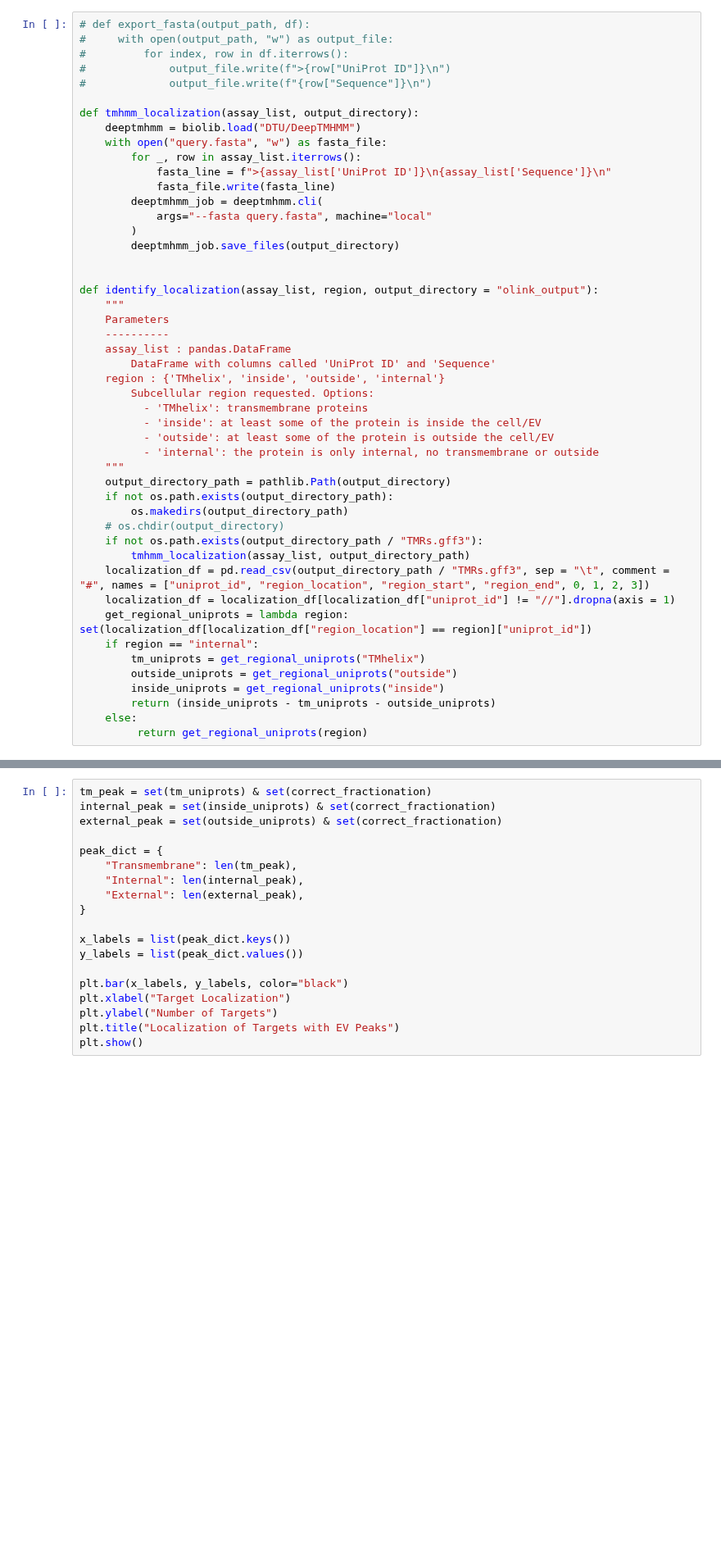
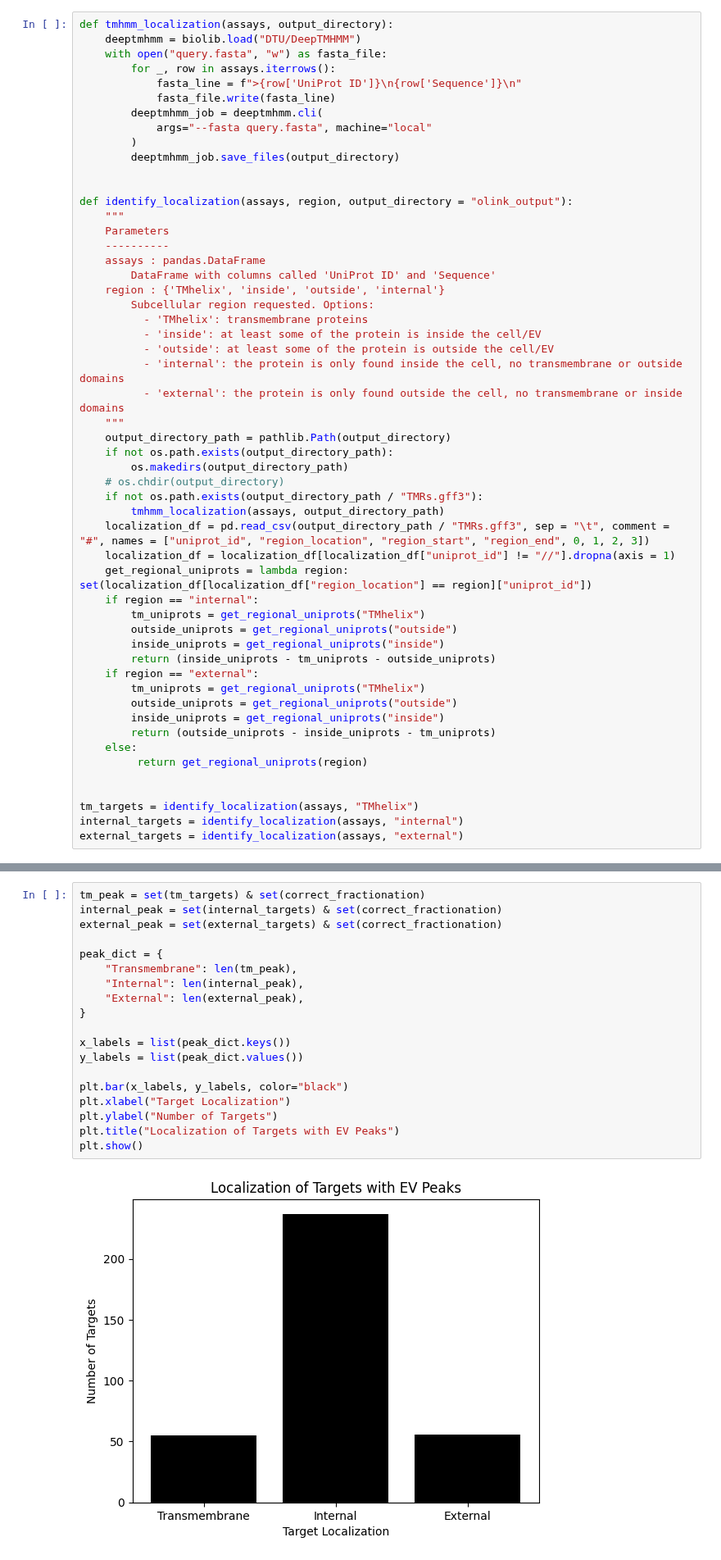
Before and after one commit to Walt-Lab/bdev_mass_spec, a Jupyter notebook: 10_analysis.ipynb, the cells around one changed output, grey strips where cells are left out. Shown at 82% size. Saved outputs shown, nothing was run; the diff lists cells and outputs as text; blank space fills up the shorter version.

Commit message:
cell-type specificity funciton

```diff
--- a/10_analysis.ipynb
+++ b/10_analysis.ipynb
@@ -151,15 +70,9 @@ inside_uniprots = inside_uniprots - tm_uniprots - outside_uniprots
 # %%
-# def export_fasta(output_path, df):
-#     with open(output_path, "w") as output_file:
-#         for index, row in df.iterrows():
-#             output_file.write(f">{row["UniProt ID"]}\n")
-#             output_file.write(f"{row["Sequence"]}\n")
-
-def tmhmm_localization(assay_list, output_directory):
+def tmhmm_localization(assays, output_directory):
     deeptmhmm = biolib.load("DTU/DeepTMHMM")
     with open("query.fasta", "w") as fasta_file:
-        for _, row in assay_list.iterrows():
-            fasta_line = f">{assay_list['UniProt ID']}\n{assay_list['Sequence']}\n"
+        for _, row in assays.iterrows():
+            fasta_line = f">{row['UniProt ID']}\n{row['Sequence']}\n"
             fasta_file.write(fasta_line)
         deeptmhmm_job = deeptmhmm.cli(
             args="--fasta query.fasta", machine="local"
@@ -167,25 +80,26 @@ def tmhmm_localization(assay_list, output_directory):
         deeptmhmm_job.save_files(output_directory)
 
 
-def identify_localization(assay_list, region, output_directory = "olink_output"):
+def identify_localization(assays, region, output_directory = "olink_output"):
     """
     Parameters
     ----------
-    assay_list : pandas.DataFrame
+    assays : pandas.DataFrame
         DataFrame with columns called 'UniProt ID' and 'Sequence'
     region : {'TMhelix', 'inside', 'outside', 'internal'}
         Subcellular region requested. Options:
           - 'TMhelix': transmembrane proteins
           - 'inside': at least some of the protein is inside the cell/EV
           - 'outside': at least some of the protein is outside the cell/EV
-          - 'internal': the protein is only internal, no transmembrane or outside
+          - 'internal': the protein is only found inside the cell, no transmembrane or outside domains
+          - 'external': the protein is only found outside the cell, no transmembrane or inside domains
     """
     output_directory_path = pathlib.Path(output_directory)
     if not os.path.exists(output_directory_path):
         os.makedirs(output_directory_path)
     # os.chdir(output_directory)
     if not os.path.exists(output_directory_path / "TMRs.gff3"):
-        tmhmm_localization(assay_list, output_directory_path)
+        tmhmm_localization(assays, output_directory_path)
     localization_df = pd.read_csv(output_directory_path / "TMRs.gff3", sep = "\t", comment = "#", names = ["uniprot_id", "region_location", "region_start", "region_end", 0, 1, 2, 3])
     localization_df = localization_df[localization_df["uniprot_id"] != "//"].dropna(axis = 1)
     get_regional_uniprots = lambda region: set(localization_df[localization_df["region_location"] == region]["uniprot_id"])
@@ -194,5 +108,15 @@ def identify_localization(assay_list, region, output_directory = "olink_output")
         outside_uniprots = get_regional_uniprots("outside")
         inside_uniprots = get_regional_uniprots("inside")
         return (inside_uniprots - tm_uniprots - outside_uniprots)
+    if region == "external":
+        tm_uniprots = get_regional_uniprots("TMhelix")
+        outside_uniprots = get_regional_uniprots("outside")
+        inside_uniprots = get_regional_uniprots("inside")
+        return (outside_uniprots - inside_uniprots - tm_uniprots)
     else:
          return get_regional_uniprots(region)
+
+
+tm_targets = identify_localization(assays, "TMhelix")
+internal_targets = identify_localization(assays, "internal")
+external_targets = identify_localization(assays, "external")
@@ -852,21 +735,23 @@ internal_neuron_targets = (
 )
 # %%
-tm_peak = set(tm_uniprots) & set(correct_fractionation)
-internal_peak = set(inside_uniprots) & set(correct_fractionation)
-external_peak = set(outside_uniprots) & set(correct_fractionation)
+tm_peak = set(tm_targets) & set(correct_fractionation)
+internal_peak = set(internal_targets) & set(correct_fractionation)
+external_peak = set(external_targets) & set(correct_fractionation)
 
 peak_dict = {
     "Transmembrane": len(tm_peak),
     "Internal": len(internal_peak),
     "External": len(external_peak),
 }
 
 x_labels = list(peak_dict.keys())
 y_labels = list(peak_dict.values())
 
 plt.bar(x_labels, y_labels, color="black")
 plt.xlabel("Target Localization")
 plt.ylabel("Number of Targets")
 plt.title("Localization of Targets with EV Peaks")
 plt.show()
+# %% [output]
+[figure, added]
 # %%
```
Also changed, not shown: parts of 37 cells of this notebook, 4 other files.
